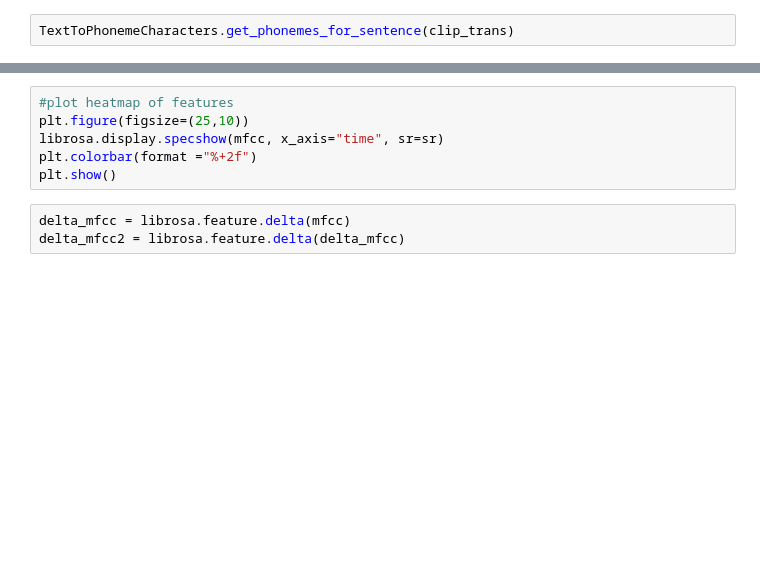
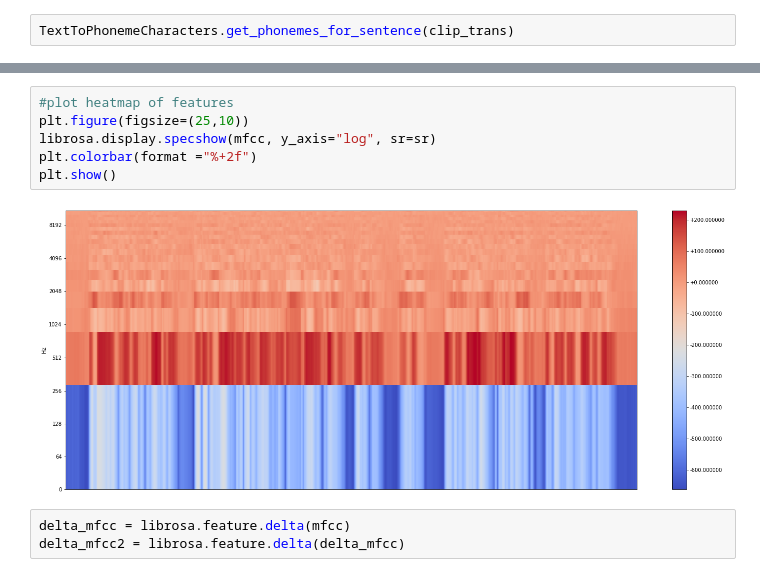
Before and after one commit to Majkil/Artefact, a Jupyter notebook: testing Sequence.ipynb, the cells around one changed output, grey strips where cells are left out. Drawn from its saved outputs; the diff is of its cells as text; blank space fills up the shorter version.

```diff
--- a/testing Sequence.ipynb
+++ b/testing Sequence.ipynb
@@ -191,9 +150,11 @@ mfcc.shape
 # %%
 #plot heatmap of features
 plt.figure(figsize=(25,10))
-librosa.display.specshow(mfcc, x_axis="time", sr=sr)
+librosa.display.specshow(mfcc, y_axis="log", sr=sr)
 plt.colorbar(format ="%+2f")
 plt.show()
+# %% [output]
+[figure, added]
 # %%
 delta_mfcc = librosa.feature.delta(mfcc)
 delta_mfcc2 = librosa.feature.delta(delta_mfcc)
```
Also changed, not shown: parts of 16 cells of this notebook, 16 other files.
